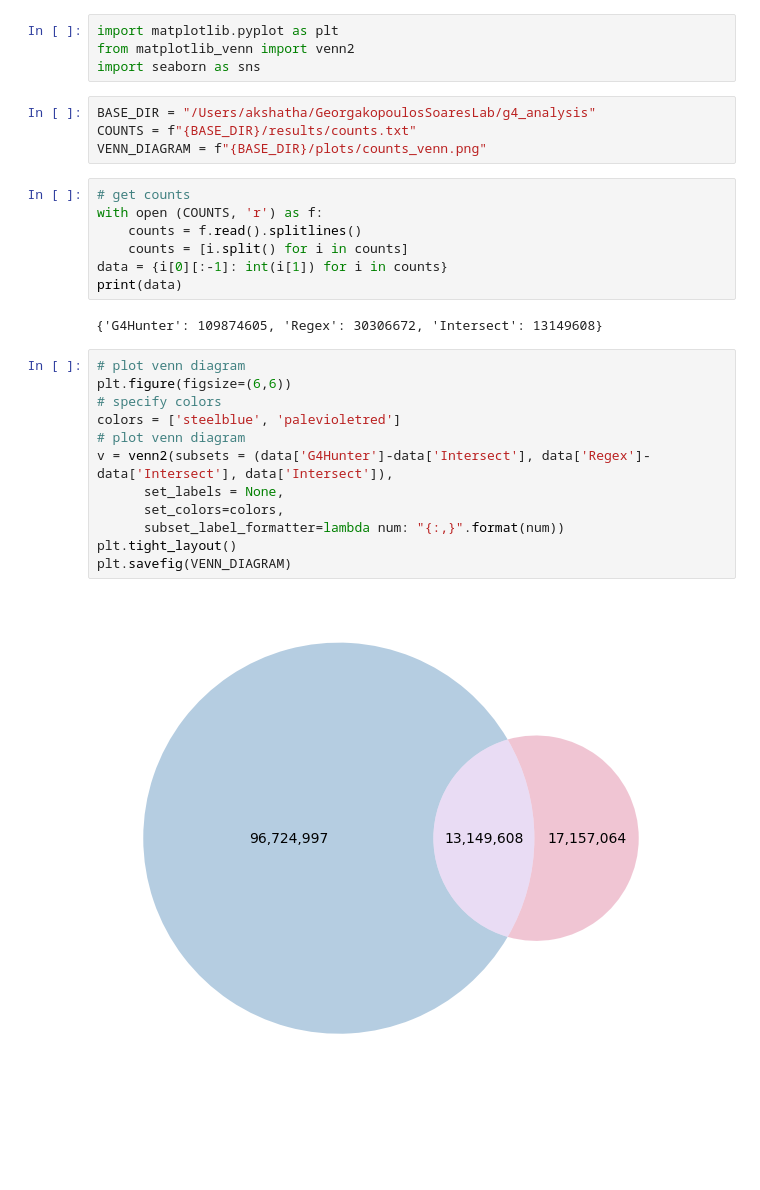
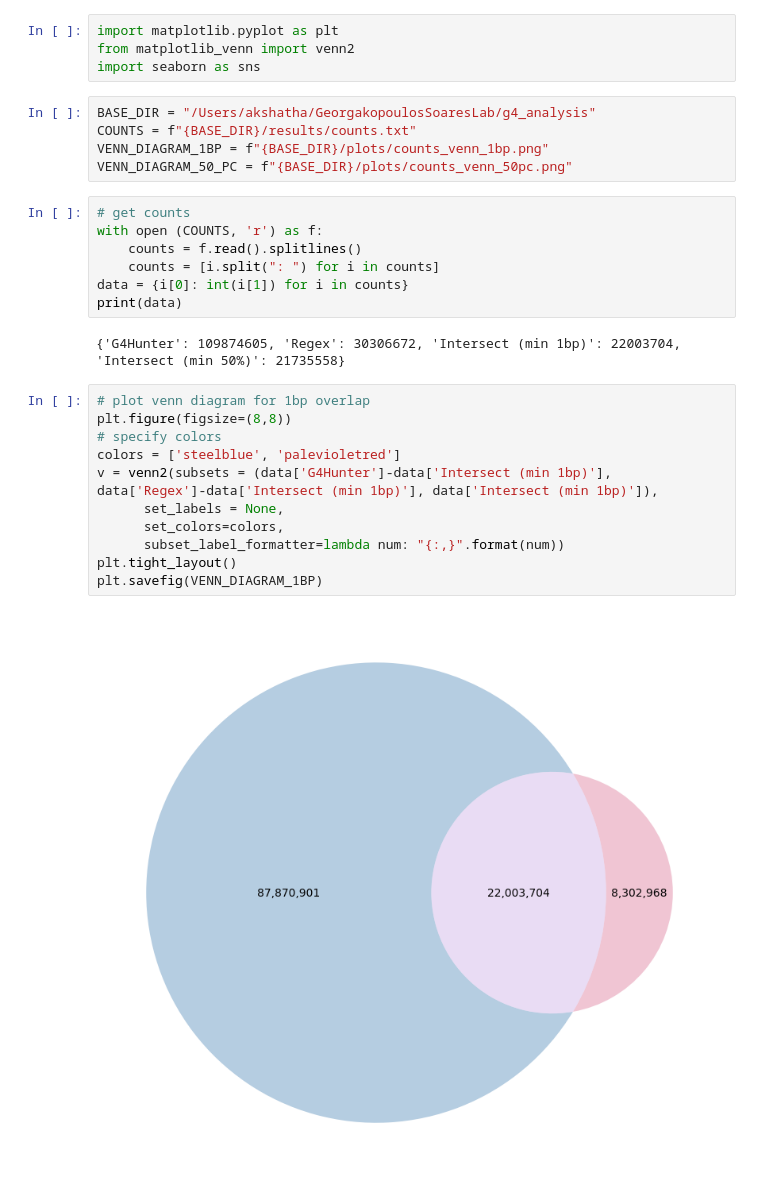
Before and after one commit to Georgakopoulos-Soares-lab/Quadrupia, a Jupyter notebook: notebooks/1_venn_diagram.ipynb, the cells around one changed output. Drawn from its saved outputs; the diff is of its cells as text; blank space fills up the shorter version.

Commit message:
update intersect counts to include 50% intersects on either side

```diff
--- a/notebooks/1_venn_diagram.ipynb
+++ b/notebooks/1_venn_diagram.ipynb
@@ -5,27 +5,27 @@ import seaborn as sns
 # %%
 BASE_DIR = "/Users/akshatha/GeorgakopoulosSoaresLab/g4_analysis"
 COUNTS = f"{BASE_DIR}/results/counts.txt"
-VENN_DIAGRAM = f"{BASE_DIR}/plots/counts_venn.png"
+VENN_DIAGRAM_1BP = f"{BASE_DIR}/plots/counts_venn_1bp.png"
+VENN_DIAGRAM_50_PC = f"{BASE_DIR}/plots/counts_venn_50pc.png"
 # %%
 # get counts
 with open (COUNTS, 'r') as f:
     counts = f.read().splitlines()
-    counts = [i.split() for i in counts]
-data = {i[0][:-1]: int(i[1]) for i in counts}
+    counts = [i.split(": ") for i in counts]
+data = {i[0]: int(i[1]) for i in counts}
 print(data)
 # %% [output]
-{'G4Hunter': 109874605, 'Regex': 30306672, 'Intersect': 13149608}
+{'G4Hunter': 109874605, 'Regex': 30306672, 'Intersect (min 1bp)': 22003704, 'Intersect (min 50%)': 21735558}
 # %%
-# plot venn diagram
-plt.figure(figsize=(6,6))
+# plot venn diagram for 1bp overlap
+plt.figure(figsize=(8,8))
 # specify colors
 colors = ['steelblue', 'palevioletred']
-# plot venn diagram
-v = venn2(subsets = (data['G4Hunter']-data['Intersect'], data['Regex']-data['Intersect'], data['Intersect']),
+v = venn2(subsets = (data['G4Hunter']-data['Intersect (min 1bp)'], data['Regex']-data['Intersect (min 1bp)'], data['Intersect (min 1bp)']),
       set_labels = None,
       set_colors=colors,
       subset_label_formatter=lambda num: "{:,}".format(num))
 plt.tight_layout()
-plt.savefig(VENN_DIAGRAM)
+plt.savefig(VENN_DIAGRAM_1BP)
 # %% [output]
-[figure, old version]
+[figure, new version]
```
Also changed, not shown: parts of 1 cell of this notebook, 2 other files.
